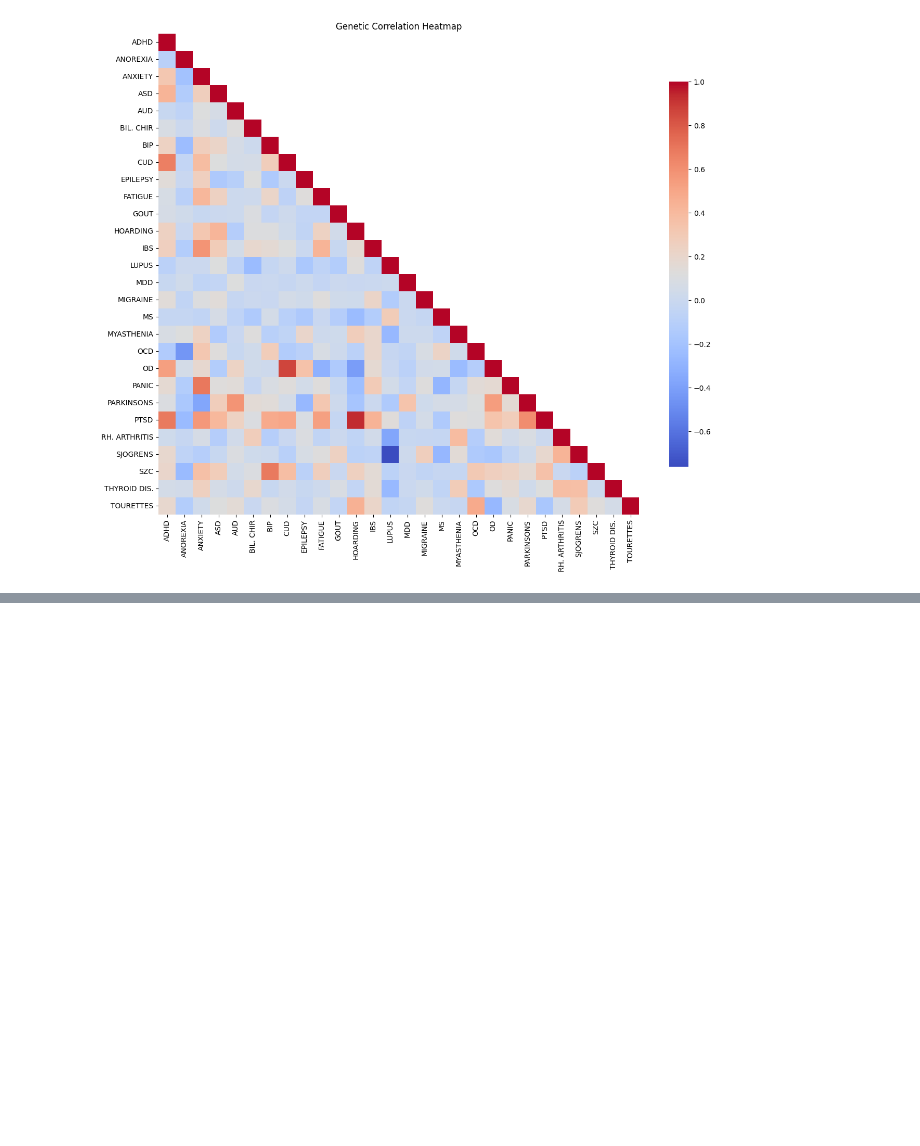
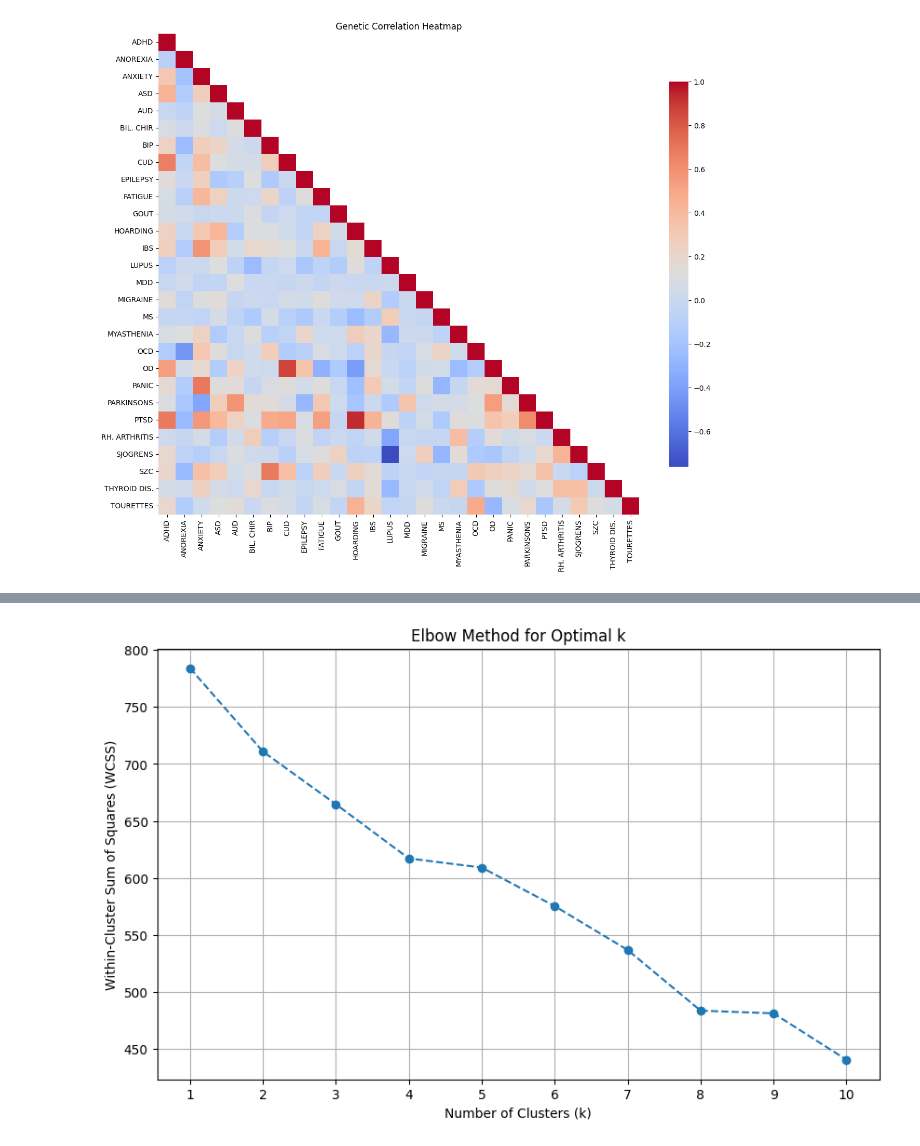
Before and after one commit to Aje026/Genetic-Overlap-in-Female-Biased-Disorders, a Jupyter notebook: correlation_ldsc_all.ipynb, the cells around one changed output, grey strips where cells are left out. Saved outputs shown, nothing was run; the diff lists cells and outputs as text; code cells hidden in the pictures; blank space fills up the shorter version.

Commit message:
k-means on gen. corr.

```diff
--- a/correlation_ldsc_all.ipynb
+++ b/correlation_ldsc_all.ipynb
@@ -102,0 +92,6 @@ plt.show()
+# %%
+from sklearn.cluster import KMeans
+from sklearn.preprocessing import StandardScaler
+
+gen_corr_df.dropna(inplace=True)
+scaled_df = StandardScaler().fit_transform(gen_corr_df)
@@ -102,0 +118,22 @@ plt.show()
+# %%
+
+
+# Perform k-means clustering with different values of k
+wcss = []
+max_clusters = 10  # Maximum number of clusters to try
+for i in range(1, max_clusters + 1):
+    kmeans = KMeans(n_clusters=i, init='k-means++', random_state=42)
+    kmeans.fit(scaled_df)
+    wcss.append(kmeans.inertia_)
+
+# Plot the elbow curve to find the optimal number of clusters
+plt.figure(figsize=(10, 6))
+plt.plot(range(1, max_clusters + 1), wcss, marker='o', linestyle='--')
+plt.title('Elbow Method for Optimal k')
+plt.xlabel('Number of Clusters (k)')
+plt.ylabel('Within-Cluster Sum of Squares (WCSS)')
+plt.xticks(range(1, max_clusters + 1))
+plt.grid(True)
+plt.show()
+# %% [output]
+[figure, added]
```
Also changed, not shown: parts of 4 cells of this notebook, 7 other files.
